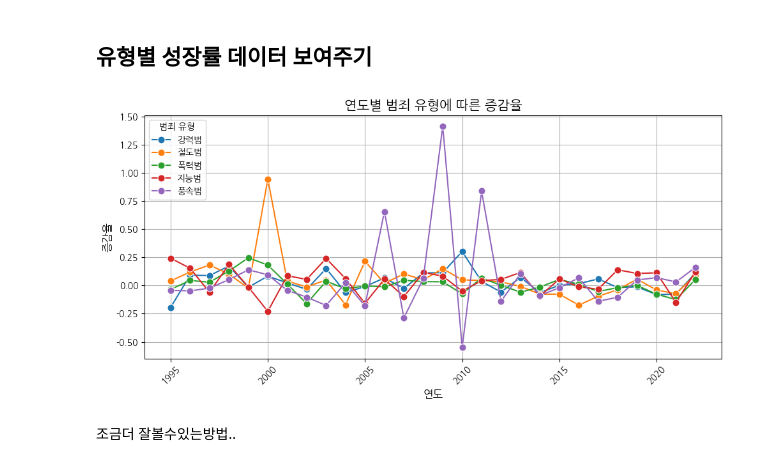
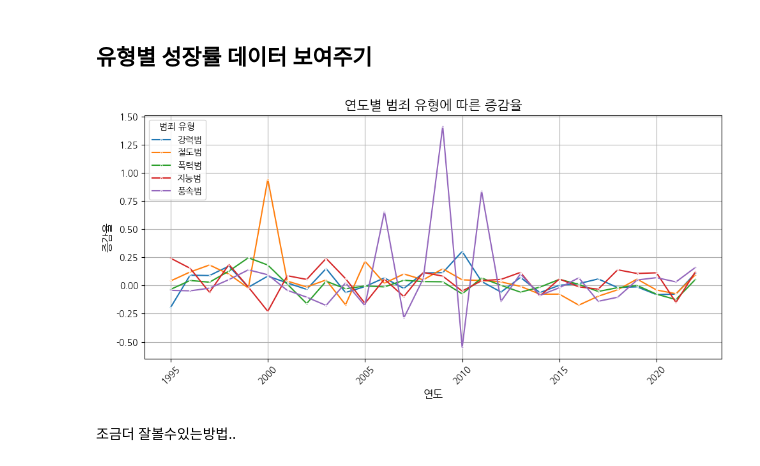
Before and after one commit to addinedu-ros-6th/eda-repo-4, a Jupyter notebook: Source/범죄csv정리.ipynb, the cells around one changed output. Drawn from its saved outputs; the diff is of its cells as text; code cells hidden in the pictures.

```diff
--- a/Source/범죄csv정리.ipynb
+++ b/Source/범죄csv정리.ipynb
@@ -168,8 +167,8 @@ memory usage: 2.0+ KB
 # %%
 import pandas as pd
 
-cate_df2 = pd.read_csv('../Data/유형발생건수(11~22).csv')
-cate_df1 = pd.read_csv('../Data/유형발생건수(94~10).csv')
+cate_df2 = pd.read_csv('../Data/범죄발생및검거현황/유형발생건수(11~22).csv')
+cate_df1 = pd.read_csv('../Data/범죄발생및검거현황/유형발생건수(94~10).csv')
 # %%
 
 cate_df1.columns=['연도','강력범', '절도범', '폭력범', '지능범', '풍속범', '특별범법']
@@ -309,24 +346,24 @@ plt.show()
 # %%
 total_cate_growth = total_cate.set_index('연도').pct_change().reset_index()
 
 # Melting the data for easier plotting with seaborn
 total_cate_growth_melted = total_cate_growth.melt(id_vars='연도', var_name='범죄 유형', value_name='증감율')
 
 # Plotting
 plt.figure(figsize=(10,  5))
-sns.lineplot(x='연도', y='증감율', hue='범죄 유형', data=total_cate_growth_melted, marker='o', markersize=8)
+sns.lineplot(x='연도', y='증감율', hue='범죄 유형', data=total_cate_growth_melted, marker='o', markersize=2)
 
 plt.title('연도별 범죄 유형에 따른 증감율', fontsize=15)
 plt.xlabel('연도', fontsize=12)
 plt.ylabel('증감율', fontsize=12)
 plt.xticks(rotation=45)
 plt.grid(True)
 
 plt.legend(title='범죄 유형', loc='upper left')
 plt.tight_layout()
 plt.show()
 # %% [output]
-[figure, old version]
+[figure, new version]
 # %% [markdown]
 조금더 잘볼수있는방법..
 # %%
```
Also changed, not shown: parts of 13 cells of this notebook, 7 other files.
